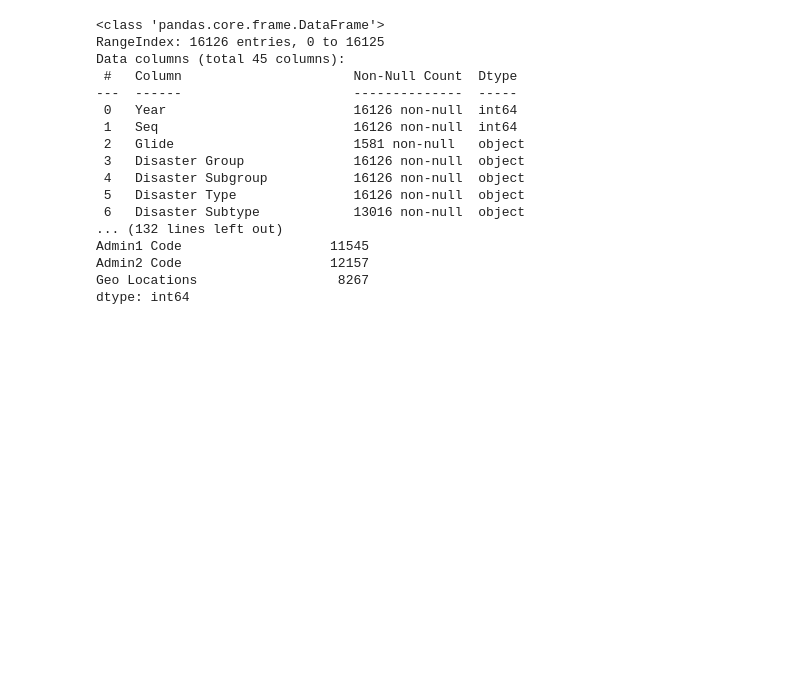
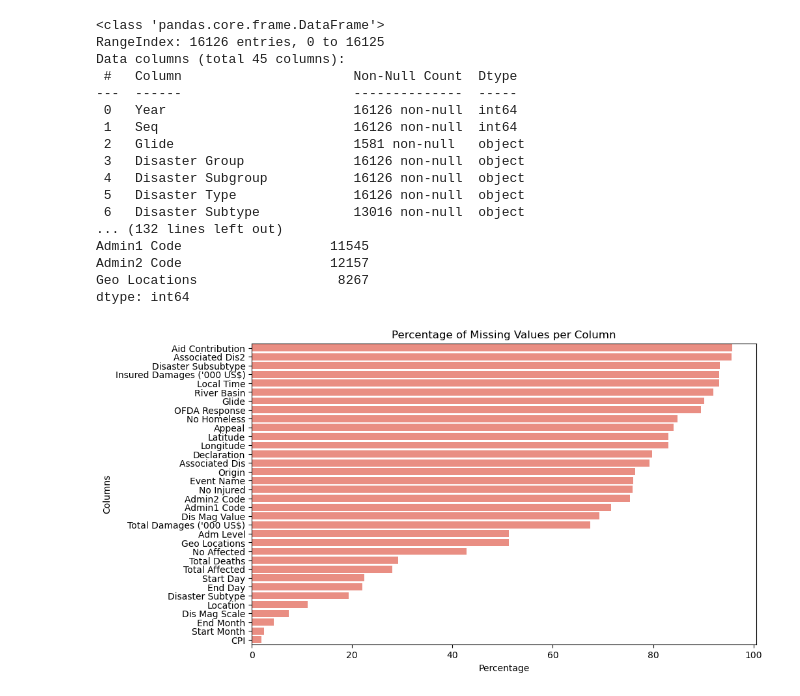
Before and after one commit to ShravyaA11/DisasterGuard-AI-Powered-Natural-Disaster-Prediction-System, a Jupyter notebook: disasterGuard.ipynb, the cells around one changed output. Drawn from its saved outputs; the diff is of its cells as text; code cells hidden in the pictures; blank space fills up the shorter version.

```diff
--- a/disasterGuard.ipynb
+++ b/disasterGuard.ipynb
@@ -83,3 +74,18 @@ Admin1 Code                   11545
 Admin2 Code                   12157
 Geo Locations                  8267
 dtype: int64
+# %%
+#EDA
+#Missing Value Analysis
+# Percentage of missing values per column
+missing = df.isnull().sum() / len(df) * 100
+missing = missing[missing > 0].sort_values(ascending=False)
+
+plt.figure(figsize=(10,6))
+sns.barplot(x=missing.values, y=missing.index, color="salmon")
+plt.title("Percentage of Missing Values per Column")
+plt.xlabel("Percentage")
+plt.ylabel("Columns")
+plt.show()
+# %% [output]
+[figure, added]
```
Also changed, not shown: parts of 8 cells of this notebook.
